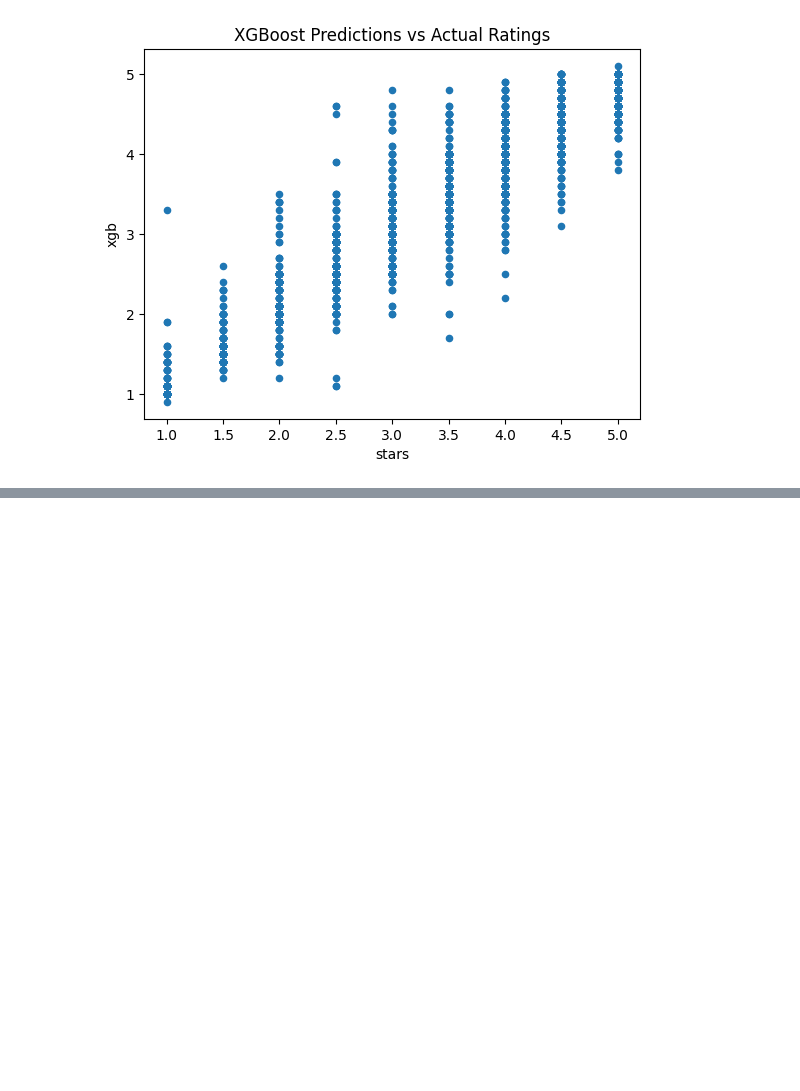
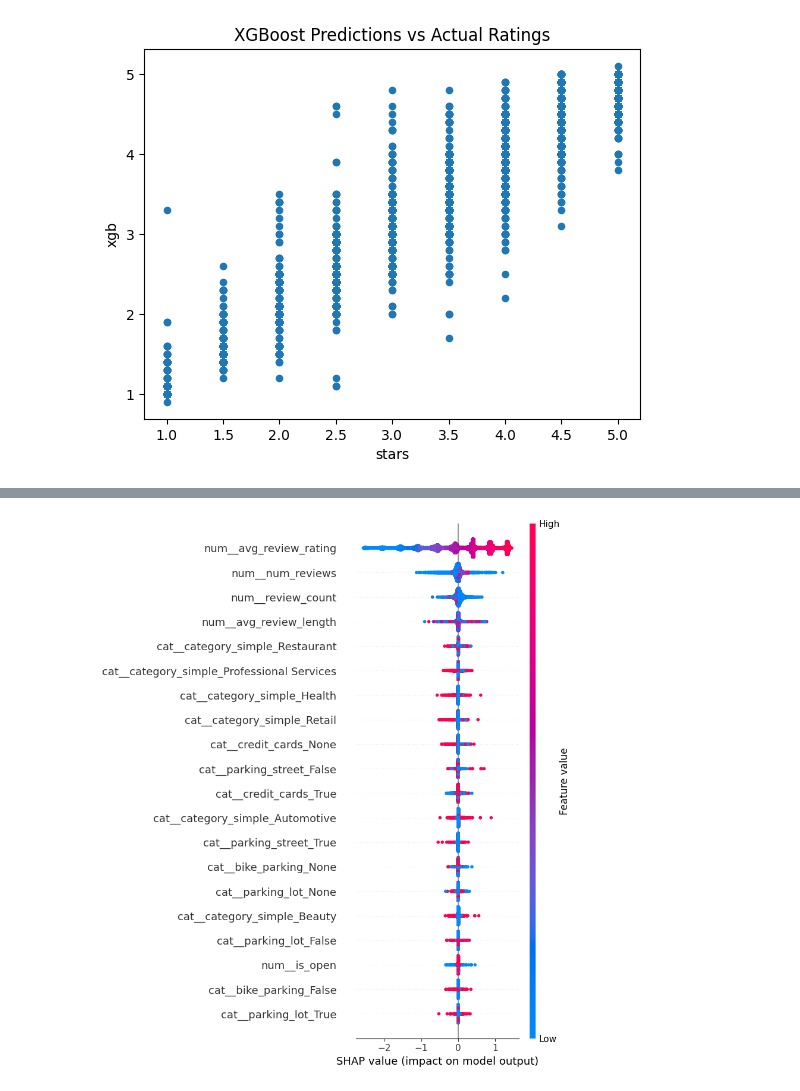
Before and after one commit to Jenblr/Yelp-Business-Data-Success-Analysis, a Jupyter notebook: Predictive_Modeling.ipynb, the cells around one changed output, grey strips where cells are left out. Drawn from its saved outputs; the diff is of its cells as text; code cells hidden in the pictures; blank space fills up the shorter version.

```diff
--- a/Predictive_Modeling.ipynb
+++ b/Predictive_Modeling.ipynb
@@ -255,0 +275,13 @@ ex.plot(x='stars', y='xgb', kind='scatter', title='XGBoost Predictions vs Actual
+# %%
+from sklearn.tree import DecisionTreeRegressor
+
+# Train raw model
+dt_model = DecisionTreeRegressor(random_state=42)
+dt_model.fit(X_transformed, y_train)
+
+explainer_dt = shap.Explainer(dt_model)
+shap_values_dt = explainer_dt(X_transformed)
+
+shap.summary_plot(shap_values_dt, X_transformed, feature_names=preprocessor.get_feature_names_out())
+# %% [output]
+[figure, added]
```
Also changed, not shown: parts of 5 cells of this notebook.
